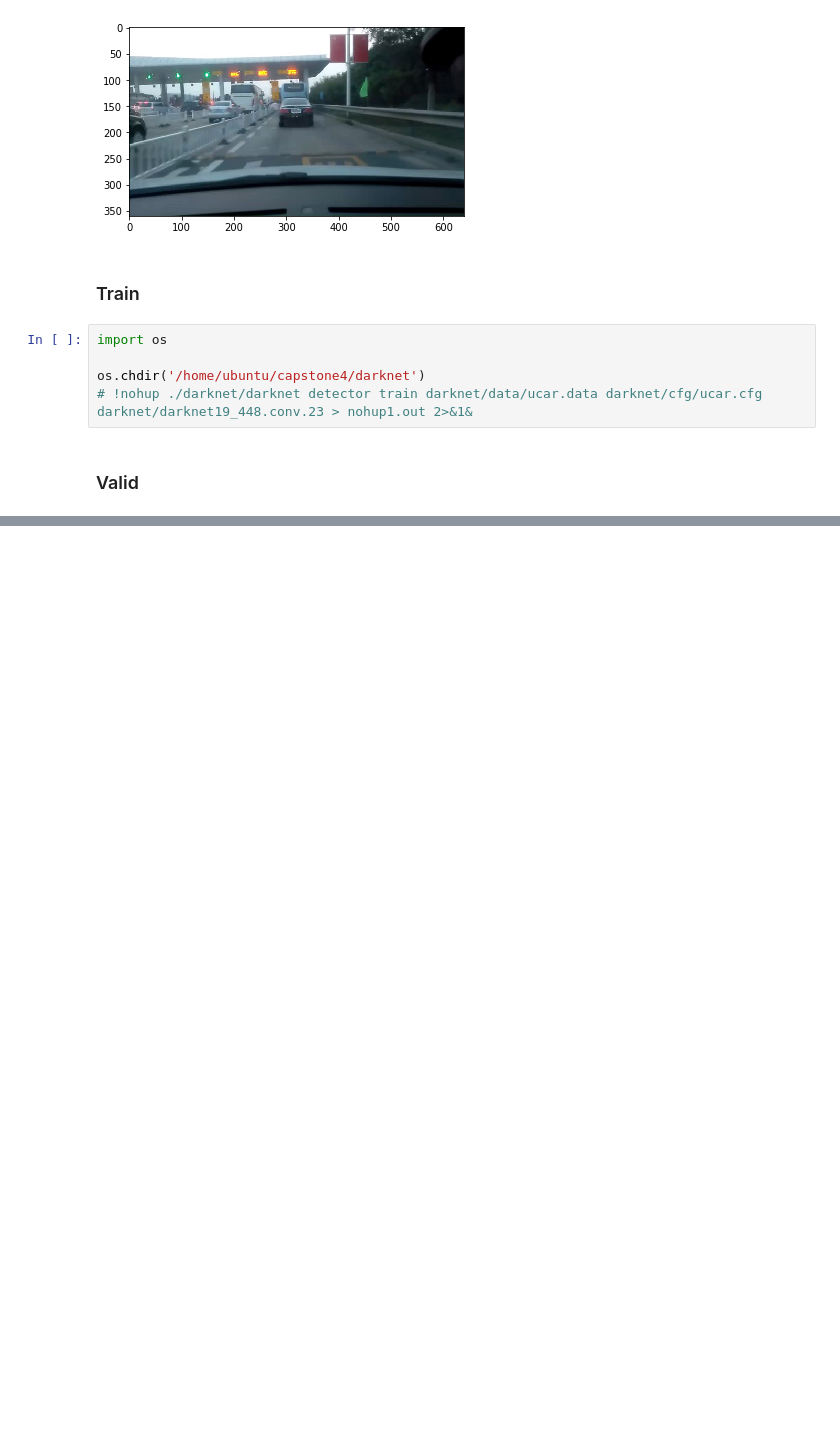
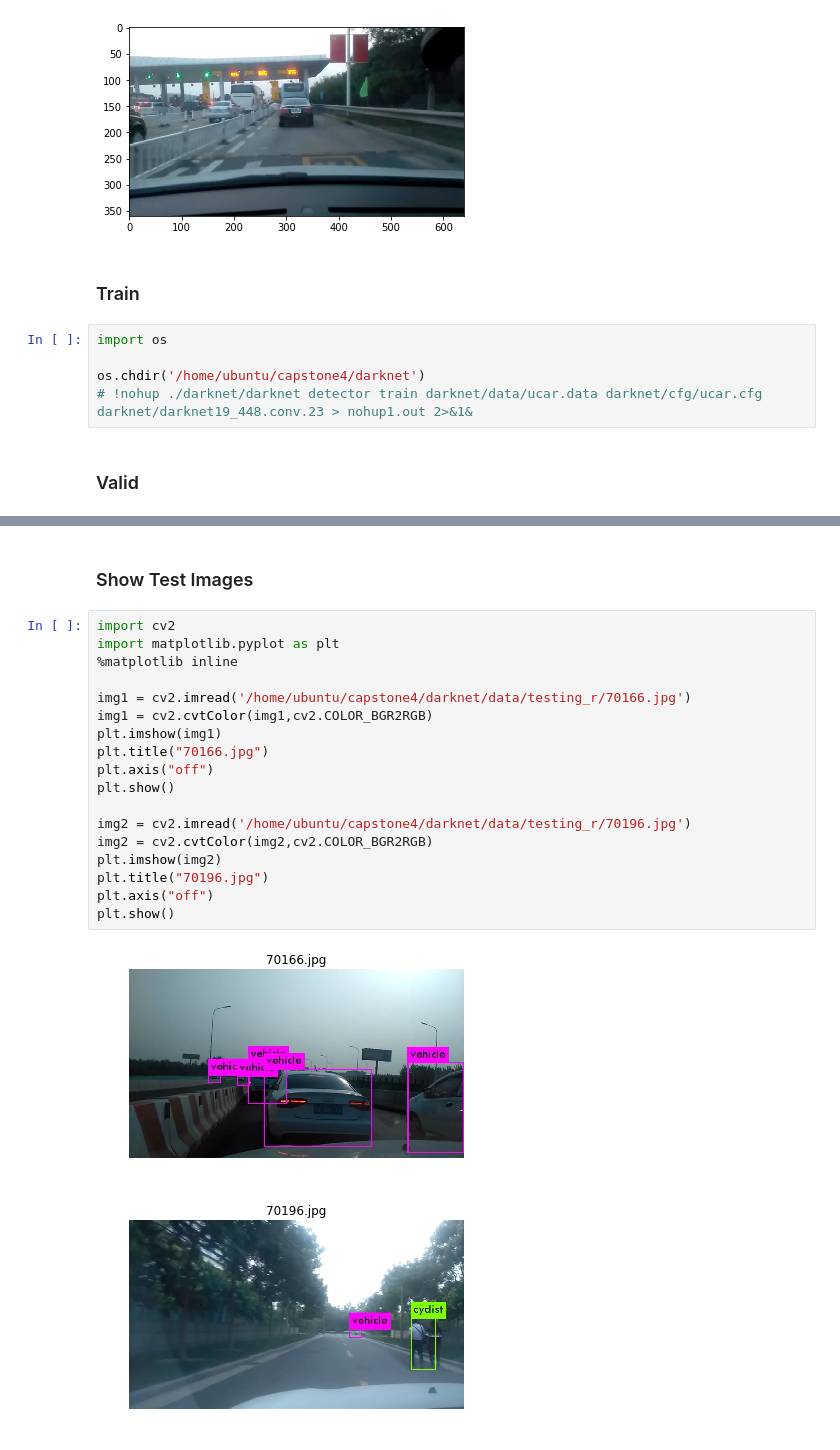
Before and after one commit to babyformula/object_detection, a Jupyter notebook: Object_Detection_for_Self_Driving.ipynb, the cells around one changed output, grey strips where cells are left out. Saved outputs shown, nothing was run; the diff lists cells and outputs as text; blank space fills up the shorter version.

Commit message:
some tests n results

```diff
--- a/Object_Detection_for_Self_Driving.ipynb
+++ b/Object_Detection_for_Self_Driving.ipynb
@@ -191,0 +219,23 @@ Total Detection Time: 194.665929 Seconds
+# %% [markdown]
+### Show Test Images
+# %%
+import cv2
+import matplotlib.pyplot as plt
+%matplotlib inline
+
+img1 = cv2.imread('/home/ubuntu/capstone4/darknet/data/testing_r/70166.jpg')
+img1 = cv2.cvtColor(img1,cv2.COLOR_BGR2RGB)
+plt.imshow(img1)
+plt.title("70166.jpg")
+plt.axis("off")
+plt.show()
+
+img2 = cv2.imread('/home/ubuntu/capstone4/darknet/data/testing_r/70196.jpg')
+img2 = cv2.cvtColor(img2,cv2.COLOR_BGR2RGB)
+plt.imshow(img2)
+plt.title("70196.jpg")
+plt.axis("off")
+plt.show()
+# %% [output]
+[figure, added]
+[figure, added]
```
Also changed, not shown: parts of 5 cells of this notebook, 1 other file.
